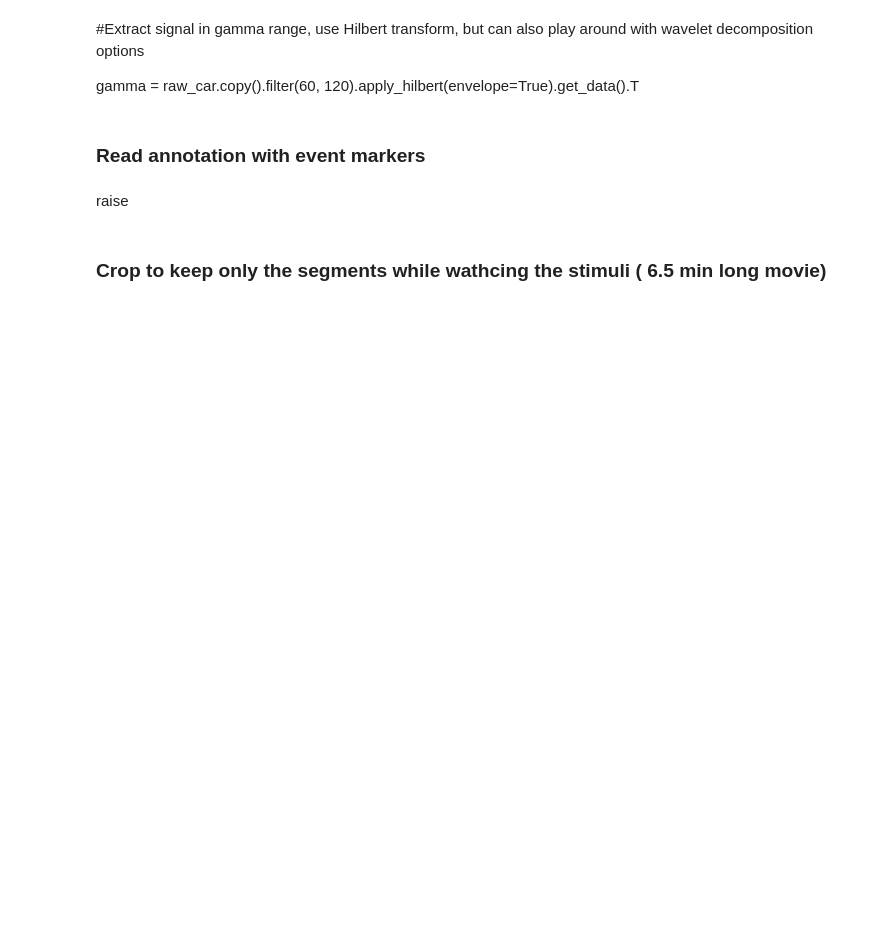
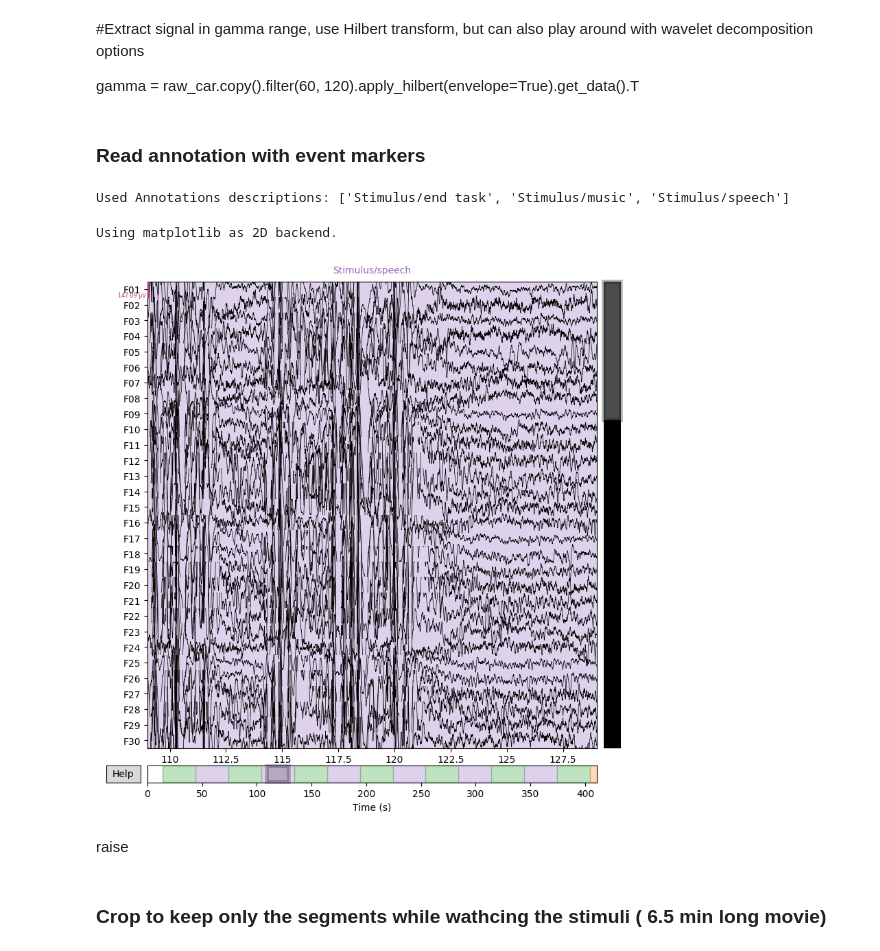
Before and after one commit to MILANIUSZ/speech2brain2speech, a Jupyter notebook: speech2brain2speech_FC-DNN.ipynb, the cells around one changed output. Cells and saved outputs as stored; diff of their text form; code cells hidden in the pictures; blank space fills up the shorter version.

```diff
--- a/speech2brain2speech_FC-DNN.ipynb
+++ b/speech2brain2speech_FC-DNN.ipynb
@@ -198,7 +213,7 @@ plt.show()
 bids_dir = 'data'
 subjects = mne_bids.get_entity_vals(bids_dir, 'subject')
 #Choose subjects
-subject = '46'
+subject = '38'
 acquisition = 'clinical'
 task = 'film'
 datatype = 'ieeg'
@@ -275,10 +388,15 @@ custom_mapping = {'Stimulus/music': 2, 'Stimulus/speech': 1,
                   'Stimulus/end task': 5}  # 'Stimulus/task end' in laan
 events, event_id = mne.events_from_annotations(raw_car, event_id=custom_mapping,
                                                          use_rounding=False)
+# %% [output]
+Used Annotations descriptions: ['Stimulus/end task', 'Stimulus/music', 'Stimulus/speech']
 # %%
 #plotting
-raw_car.plot(n_channels=30,scalings='auto', duration=3, start=29)
+raw_car.plot(n_channels=30,scalings='auto', duration=20, start=109)
 plt.show()
+# %% [output]
+Using matplotlib as 2D backend.
+[figure, added]
 # %%
 # assume gamma is a 2D array
 np.savetxt("gamma.tsv", gamma, delimiter="\t")
```
Also changed, not shown: parts of 23 cells of this notebook, 2 other files.
